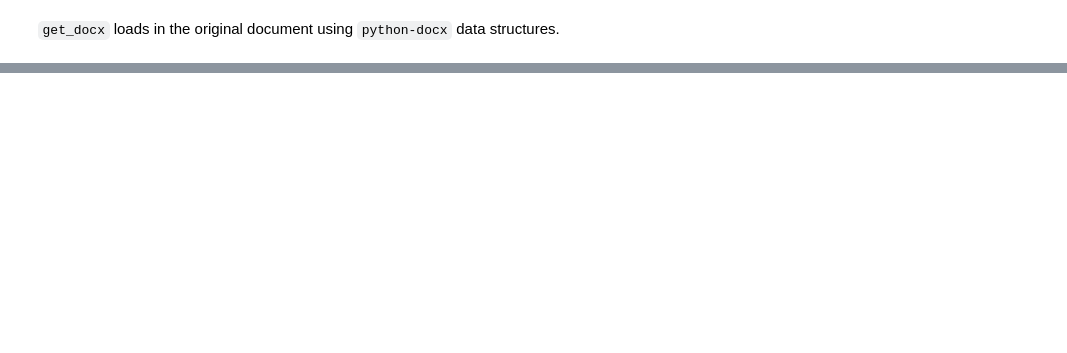
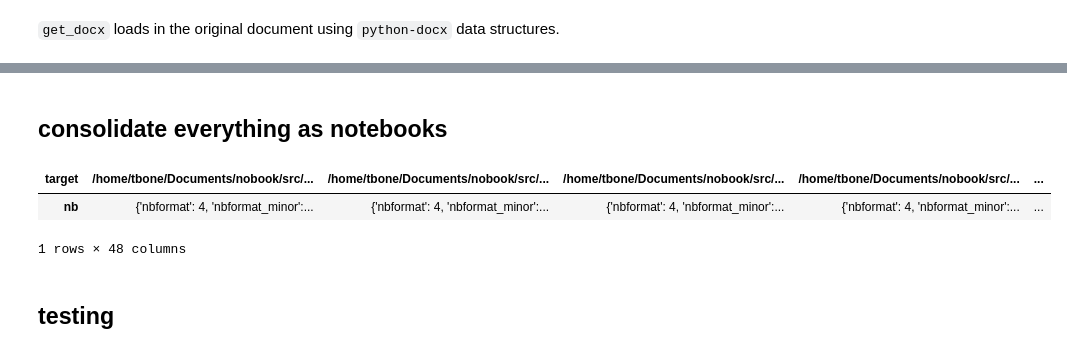
Before and after one commit to materialsgenomefoundation/nobook, a Jupyter notebook: src/nobook/bootstrap.ipynb, the cells around one changed output, grey strips where cells are left out. Saved outputs shown, nothing was run; the diff lists cells and outputs as text; code cells hidden in the pictures; blank space fills up the shorter version.

```diff
--- a/src/nobook/bootstrap.ipynb
+++ b/src/nobook/bootstrap.ipynb
@@ -107,17 +18,0 @@ OK
-# %%
-    def get_notebooks(md):
-        df = md.to_frame().assign(level=md.str.extract("^(#{1,})")[0].apply(len).rename("level"),)
-        df = df.join(
-            df.set_index("level", append=True)[[]].assign(x=1).unstack().x[[1,2]].fillna(0).cumsum().apply(
-                tuple, axis=1
-            ).rename("group")
-        ).groupby(["chapter", "group"]).apply(
-            lambda x: pandas.Series({
-                PSU.parent / slugify_index(x.name[0]) / slugify_index((
-                    x.index[0][1] if x.level.iloc[0] > 1 else "index"
-                ) + ".ipynb") : v4.new_notebook(cells=[
-                    v4.new_markdown_cell(y.splitlines(True)) for y in x.markdown
-                ])
-            })
-        ).to_frame("nb").reset_index(["chapter", "group"], drop=True)
-        return df
@@ -742,0 +161,14 @@ Table ‑: Thermodynamic Equations for Electrochemical Cells
+# %% [markdown]
+## consolidate everything as notebooks
+# %%
+    def get_notebooks(documents, contents):
+        notebooks = documents.groupby(["package", "doc"]).apply(lambda df: v4.new_notebook(cells=[v4.new_markdown_cell(x) for x in df.md]))
+        return contents.drop_duplicates(subset="target").join(notebooks.rename("nb"))[["target", "nb"]].set_index("target")
+
+    INTERACTIVE and (notebooks := get_notebooks(documents, contents)).T
+# %% [output]
+| target | /home/tbone/Documents/nobook/src/... | /home/tbone/Documents/nobook/src/... | /home/tbone/Documents/nobook/src/... | /home/tbone/Documents/nobook/src/... | ... |
+| nb | {'nbformat': 4, 'nbformat_minor':... | {'nbformat': 4, 'nbformat_minor':... | {'nbformat': 4, 'nbformat_minor':... | {'nbformat': 4, 'nbformat_minor':... | ... |
+1 rows × 48 columns
+# %% [markdown]
+## testing
```
Also changed, not shown: parts of 39 cells of this notebook, 51 other files.
